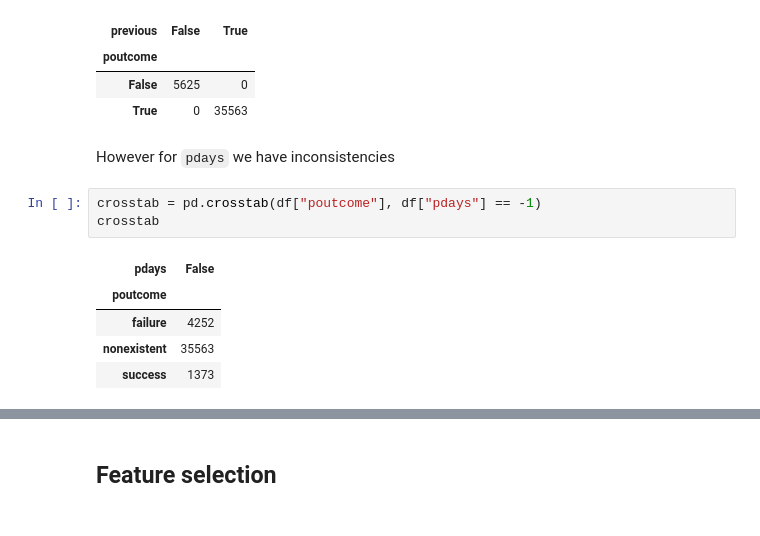
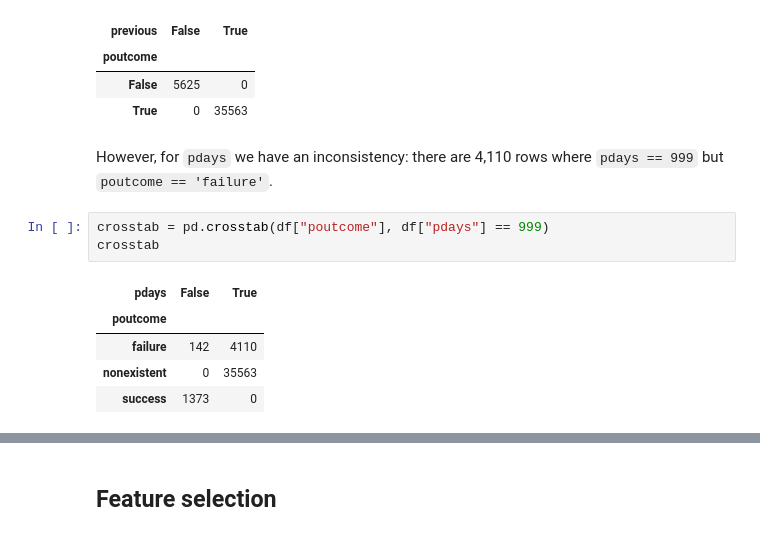
Before and after one commit to julxi/machine-learning-zoomcamp-2025-midterm, a Jupyter notebook: notebook.ipynb, the cells around one changed output, grey strips where cells are left out. Cells and saved outputs as stored; diff of their text form.

```diff
--- a/notebook.ipynb
+++ b/notebook.ipynb
@@ -271,14 +251,14 @@ crosstab
 | False | 5625 | 0 |
 | True | 0 | 35563 |
 # %% [markdown]
-However for `pdays` we have  inconsistencies
+However, for `pdays` we have an inconsistency: there are 4,110 rows where `pdays == 999` but `poutcome == 'failure'`.
 # %%
-crosstab = pd.crosstab(df["poutcome"], df["pdays"] == -1)
+crosstab = pd.crosstab(df["poutcome"], df["pdays"] == 999)
 crosstab
 # %% [output]
-| pdays | False |
-| poutcome |  |
-| failure | 4252 |
-| nonexistent | 35563 |
-| success | 1373 |
+| pdays | False | True |
+| poutcome |  |  |
+| failure | 142 | 4110 |
+| nonexistent | 0 | 35563 |
+| success | 1373 | 0 |
 # %% [markdown]
```
Also changed, not shown: parts of 35 cells of this notebook, 2 other files.
